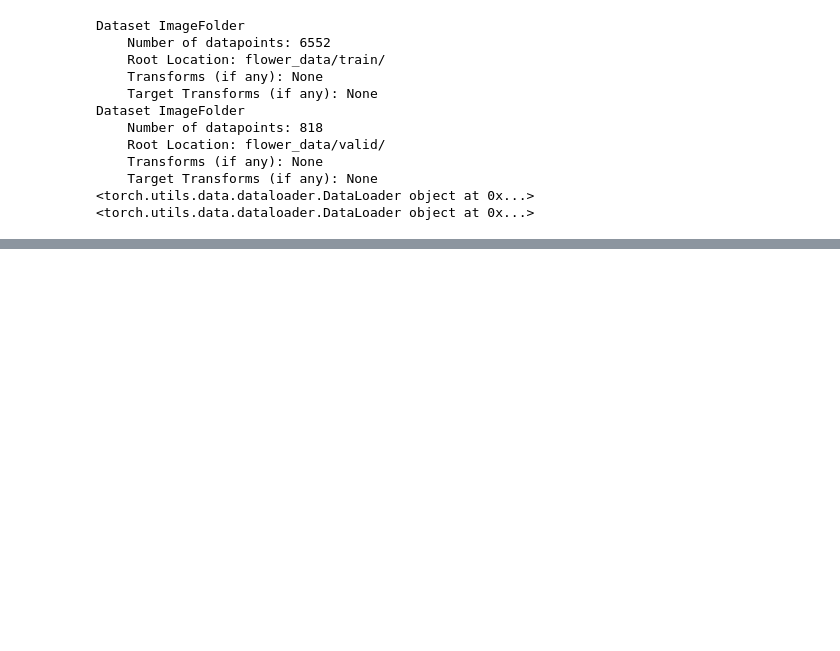
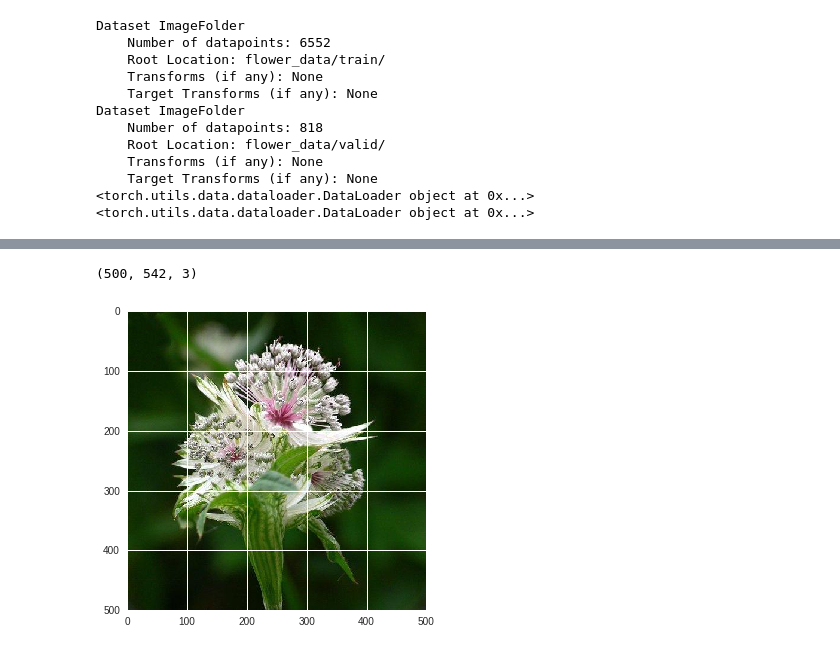
Before and after one commit to Heffx/CNN, a Jupyter notebook: Projeto.ipynb, the cells around one changed output, grey strips where cells are left out. Saved outputs shown, nothing was run; the diff lists cells and outputs as text; code cells hidden in the pictures; blank space fills up the shorter version.

```diff
--- a/Projeto.ipynb
+++ b/Projeto.ipynb
@@ -119,14 +129,18 @@ print(data_transforms)
 # %%
 def read_images(path):
   classes = glob.glob(path + '*')
+  # Recebe o nome de todos os arquivos
   im_files = []
+  # Recebe a quantidade de todas as classes
   size_classes = []
+
   for i in classes:
     # Agrupa as imagens por classe
     name_images_per_class = glob.glob(i+ '/*')
     im_files = im_files+name_images_per_class
     # Agrupa a quantidade de cada classe no vetor size_class
     size_classes.append(len(name_images_per_class))
+  # Agrupa as imagens e classe em uma matriz de zeros
   labels = np.zeros((len(im_files), len(classes)))
   ant = 0
 
@@ -137,7 +151,7 @@ def read_images(path):
   data = []
 
   for id_i, i in enumerate(collection):
-    data.append(i)
+    data.append((i, im_files[id_i]))
   return np.asarray(data) , np.asarray(labels)
 # %%
 # Load Train
@@ -156,4 +185,8 @@ print(labels.shape)
 (818, 102)
 # %%
 #Plotando uma das imagens
-#plt.imshow(data[0].numpy().squeeze(), cmap = 'Greys_r')
+plt.imshow(data[2][0], cmap = 'Greys_r')
+data[0][0].shape
+# %% [output]
+(500, 542, 3)
+[figure, added]
```
Also changed, not shown: parts of 4 cells of this notebook.
